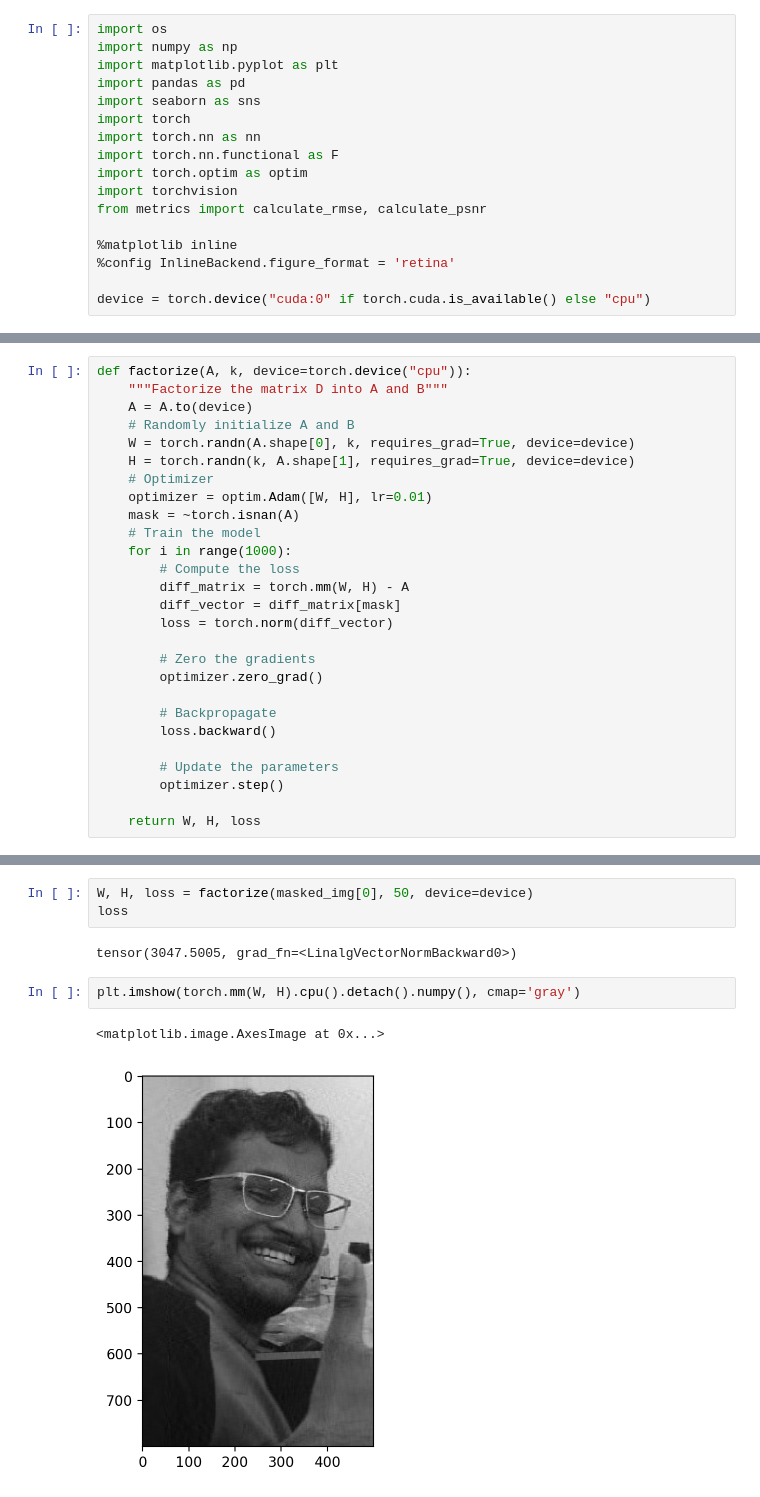
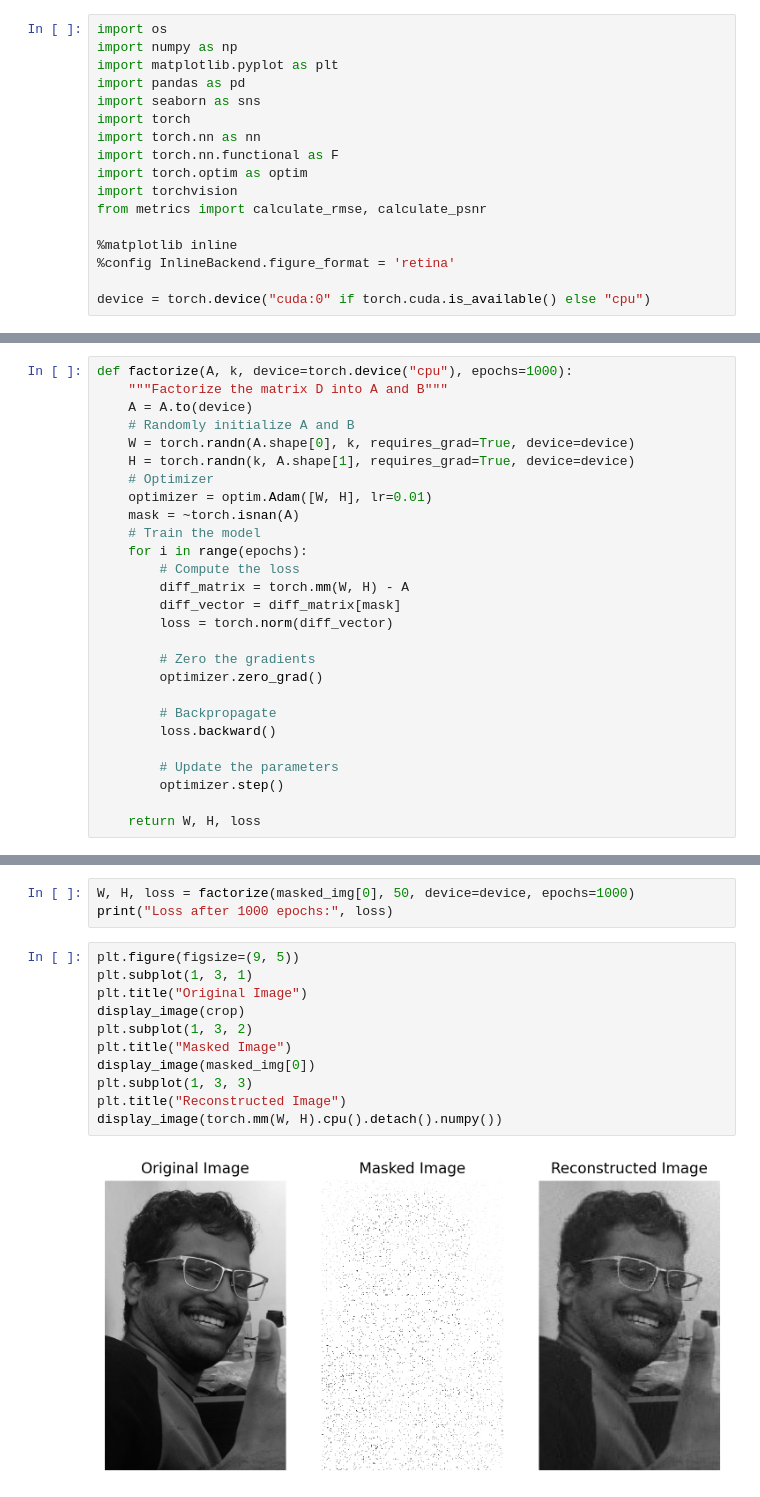
Before and after one commit to Karan-Gandhi/ES335-Assignment-2, a Jupyter notebook: task4.ipynb, the cells around one changed output, grey strips where cells are left out. Saved outputs shown, nothing was run; the diff lists cells and outputs as text.

```diff
--- a/task4.ipynb
+++ b/task4.ipynb
@@ -18,5 +100,5 @@ device = torch.device("cuda:0" if torch.cuda.is_available() else "cpu")
 # %%
-def factorize(A, k, device=torch.device("cpu")):
+def factorize(A, k, device=torch.device("cpu"), epochs=1000):
     """Factorize the matrix D into A and B"""
     A = A.to(device)
     # Randomly initialize A and B
@@ -26,7 +108,7 @@ def factorize(A, k, device=torch.device("cpu")):
     optimizer = optim.Adam([W, H], lr=0.01)
     mask = ~torch.isnan(A)
     # Train the model
-    for i in range(1000):
+    for i in range(epochs):
         # Compute the loss
         diff_matrix = torch.mm(W, H) - A
         diff_vector = diff_matrix[mask]
@@ -82,11 +127,17 @@ plt.imshow(masked_img[0], cmap='gray')
 # %%
-W, H, loss = factorize(masked_img[0], 50, device=device)
-loss
+W, H, loss = factorize(masked_img[0], 50, device=device, epochs=1000)
+print("Loss after 1000 epochs:", loss)
-# %% [output]
-tensor(3047.5005, grad_fn=<LinalgVectorNormBackward0>)
-# %%
-plt.imshow(torch.mm(W, H).cpu().detach().numpy(), cmap='gray')
-# %% [output]
-<matplotlib.image.AxesImage at 0x...>
-[figure, removed]
+# %%
+plt.figure(figsize=(9, 5))
+plt.subplot(1, 3, 1)
+plt.title("Original Image")
+display_image(crop)
+plt.subplot(1, 3, 2)
+plt.title("Masked Image")
+display_image(masked_img[0])
+plt.subplot(1, 3, 3)
+plt.title("Reconstructed Image")
+display_image(torch.mm(W, H).cpu().detach().numpy())
+# %% [output]
+[figure, added]
 # %%
```
Also changed, not shown: parts of 18 cells of this notebook.
